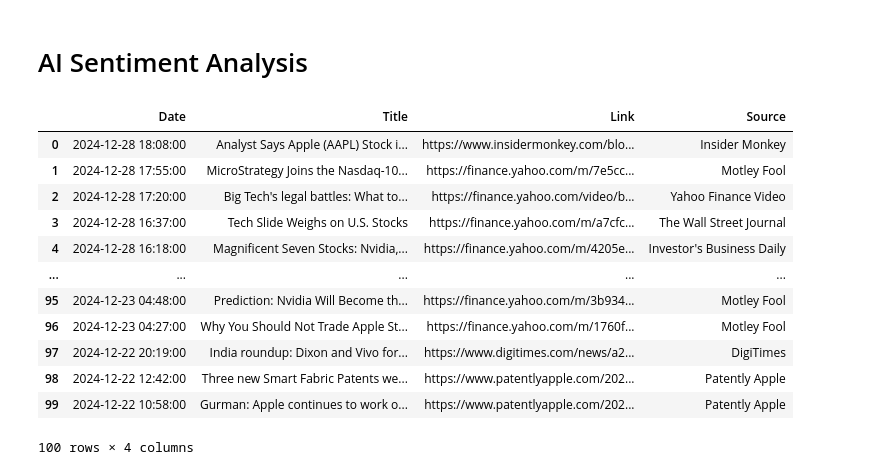
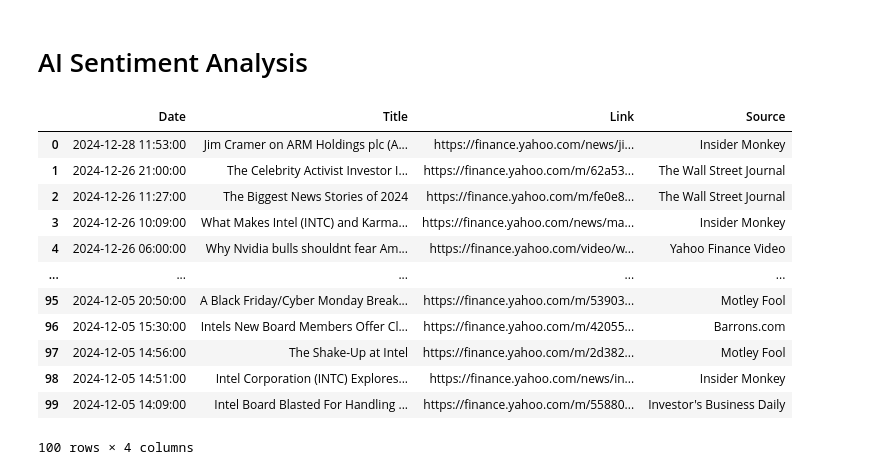
Before and after one commit to Ivo196/Chronos-T5-Large, a Jupyter notebook: news.ipynb, the cells around one changed output. Cells and saved outputs as stored; diff of their text form; code cells hidden in the pictures.

```diff
--- a/news.ipynb
+++ b/news.ipynb
@@ -4,20 +4,20 @@
 import pandas as pd
 from finvizfinance.quote import finvizfinance
 # %%
-stock = finvizfinance(ticker='AAPL')
+stock = finvizfinance(ticker='INTC')
 news_df = stock.ticker_news()
 news_df
 # %% [output]
 |  | Date | Title | Link | Source |
-| 0 | 2024-12-28 18:08:00 | Analyst Says Apple (AAPL) Stock i... | https://www.insidermonkey.com/blo... | Insider Monkey |
-| 1 | 2024-12-28 17:55:00 | MicroStrategy Joins the Nasdaq-10... | https://finance.yahoo.com/m/7e5cc... | Motley Fool |
-| 2 | 2024-12-28 17:20:00 | Big Tech's legal battles: What to... | https://finance.yahoo.com/video/b... | Yahoo Finance Video |
-| 3 | 2024-12-28 16:37:00 | Tech Slide Weighs on U.S. Stocks | https://finance.yahoo.com/m/a7cfc... | The Wall Street Journal |
-| 4 | 2024-12-28 16:18:00 | Magnificent Seven Stocks: Nvidia,... | https://finance.yahoo.com/m/4205e... | Investor's Business Daily |
+| 0 | 2024-12-28 11:53:00 | Jim Cramer on ARM Holdings plc (A... | https://finance.yahoo.com/news/ji... | Insider Monkey |
+| 1 | 2024-12-26 21:00:00 | The Celebrity Activist Investor I... | https://finance.yahoo.com/m/62a53... | The Wall Street Journal |
+| 2 | 2024-12-26 11:27:00 | The Biggest News Stories of 2024 | https://finance.yahoo.com/m/fe0e8... | The Wall Street Journal |
+| 3 | 2024-12-26 10:09:00 | What Makes Intel (INTC) and Karma... | https://finance.yahoo.com/news/ma... | Insider Monkey |
+| 4 | 2024-12-26 06:00:00 | Why Nvidia bulls shouldnt fear Am... | https://finance.yahoo.com/video/w... | Yahoo Finance Video |
 | ... | ... | ... | ... | ... |
-| 95 | 2024-12-23 04:48:00 | Prediction: Nvidia Will Become th... | https://finance.yahoo.com/m/3b934... | Motley Fool |
-| 96 | 2024-12-23 04:27:00 | Why You Should Not Trade Apple St... | https://finance.yahoo.com/m/1760f... | Motley Fool |
-| 97 | 2024-12-22 20:19:00 | India roundup: Dixon and Vivo for... | https://www.digitimes.com/news/a2... | DigiTimes |
-| 98 | 2024-12-22 12:42:00 | Three new Smart Fabric Patents we... | https://www.patentlyapple.com/202... | Patently Apple |
-| 99 | 2024-12-22 10:58:00 | Gurman: Apple continues to work o... | https://www.patentlyapple.com/202... | Patently Apple |
+| 95 | 2024-12-05 20:50:00 | A Black Friday/Cyber Monday Break... | https://finance.yahoo.com/m/53903... | Motley Fool |
+| 96 | 2024-12-05 15:30:00 | Intels New Board Members Offer Cl... | https://finance.yahoo.com/m/42055... | Barrons.com |
+| 97 | 2024-12-05 14:56:00 | The Shake-Up at Intel | https://finance.yahoo.com/m/2d382... | Motley Fool |
+| 98 | 2024-12-05 14:51:00 | Intel Corporation (INTC) Explores... | https://finance.yahoo.com/news/in... | Insider Monkey |
+| 99 | 2024-12-05 14:09:00 | Intel Board Blasted For Handling ... | https://finance.yahoo.com/m/55880... | Investor's Business Daily |
 100 rows × 4 columns
```
Also changed, not shown: parts of 7 cells of this notebook.
